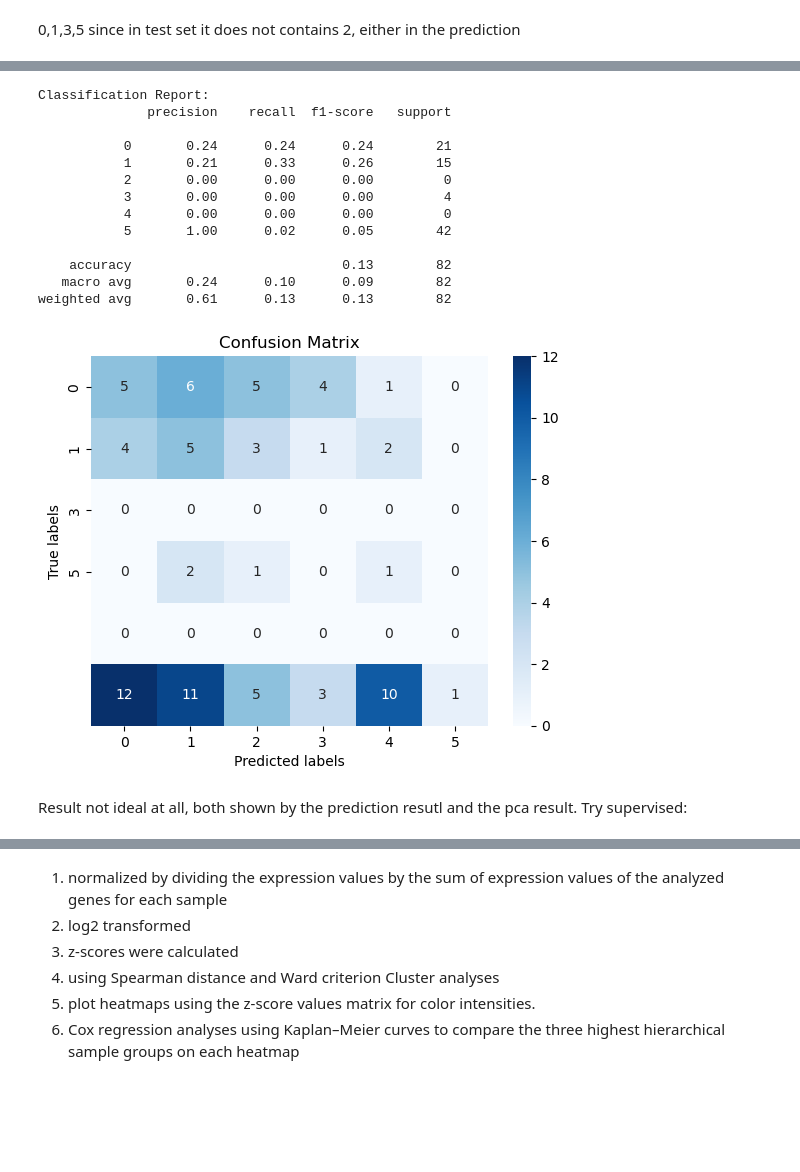
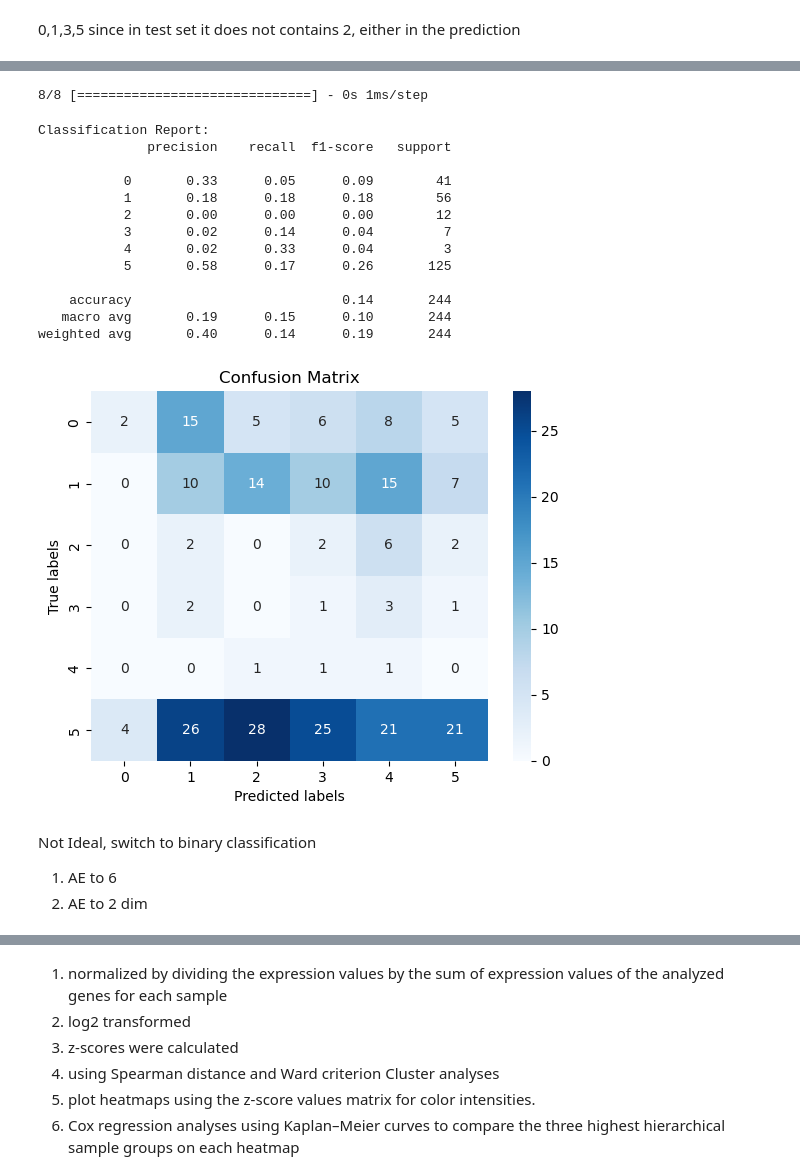
Before and after one commit to smgjch/HSAE, a Jupyter notebook: dataProcess.ipynb, the cells around one changed output, grey strips where cells are left out. Cells and saved outputs as stored; diff of their text form; code cells hidden in the pictures; blank space fills up the shorter version.

Commit message:
switch to OOP

```diff
--- a/dataProcess.ipynb
+++ b/dataProcess.ipynb
@@ -661,42 +842,44 @@ weighted avg       0.37      0.46      0.40        82
 # %%
 from sklearn.cluster import KMeans
 from sklearn.metrics import confusion_matrix
 import seaborn as sns
-KM_X_train = encoder_model_noIpt.predict(X_train)
+KM_X_train = encoder_model.predict(X_train)
 KM_y_train = y_train.apply(map_years_to_group)
 # Number of clusters - assuming you want as many as your known classes
 num_clusters = 6
 # Perform K-means clustering on the PCA output
 kmeans = KMeans(n_clusters=num_clusters, random_state=0)
 cluster_labels = kmeans.fit_predict(KM_X_train)  # Use your 2D or 3D PCA-reduced data here
 
 
 print("Classification Report:")
 print(classification_report(KM_y_train, cluster_labels))
 conf_mat = confusion_matrix(KM_y_train, cluster_labels)
 
 # Plotting the confusion matrix
 sns.heatmap(conf_mat, annot=True, fmt='d', cmap='Blues', xticklabels=range(num_clusters), yticklabels=np.unique(KM_y_train))
 plt.xlabel('Predicted labels')
 plt.ylabel('True labels')
 plt.title('Confusion Matrix')
 plt.show()
 # %% [output]
-Classification Report:
-              precision    recall  f1-score   support
-
-           0       0.24      0.24      0.24        21
-           1       0.21      0.33      0.26        15
-           2       0.00      0.00      0.00         0
-           3       0.00      0.00      0.00         4
-           4       0.00      0.00      0.00         0
-           5       1.00      0.02      0.05        42
-
-    accuracy                           0.13        82
-   macro avg       0.24      0.10      0.09        82
-weighted avg       0.61      0.13      0.13        82
+8/8 [==============================] - 0s 1ms/step
+Classification Report:
+              precision    recall  f1-score   support
+
+           0       0.33      0.05      0.09        41
+           1       0.18      0.18      0.18        56
+           2       0.00      0.00      0.00        12
+           3       0.02      0.14      0.04         7
+           4       0.02      0.33      0.04         3
+           5       0.58      0.17      0.26       125
+
+    accuracy                           0.14       244
+   macro avg       0.19      0.15      0.10       244
+weighted avg       0.40      0.14      0.19       244
-[figure, old version]
+[figure, new version]
-# %% [markdown]
-Result not ideal at all, both shown by the prediction resutl and the pca result.
-Try supervised:
+# %% [markdown]
+Not Ideal, switch to binary classification
+1. AE to 6
+2. AE to 2 dim
 # %%
```
Also changed, not shown: parts of 38 cells of this notebook.
